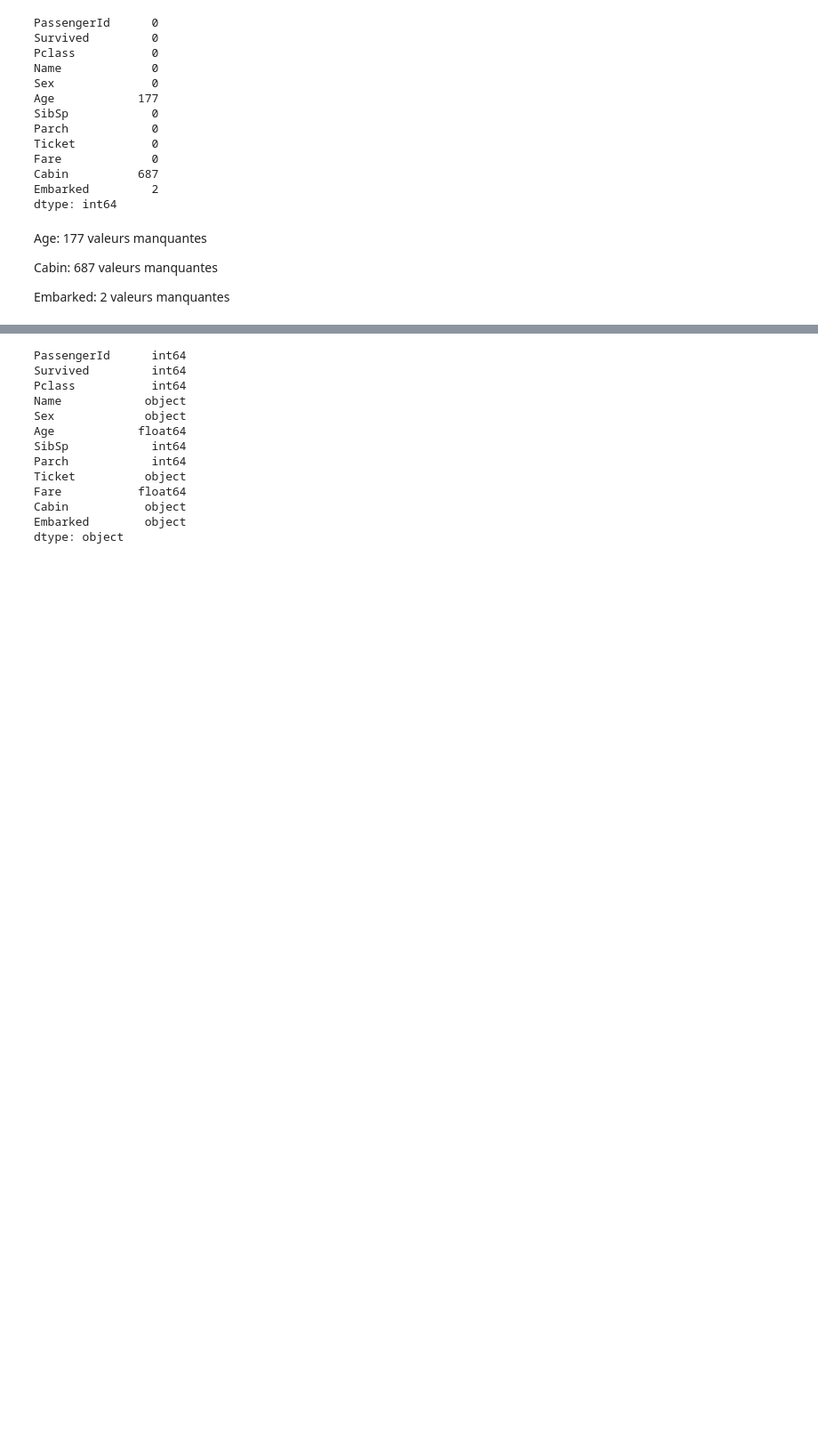
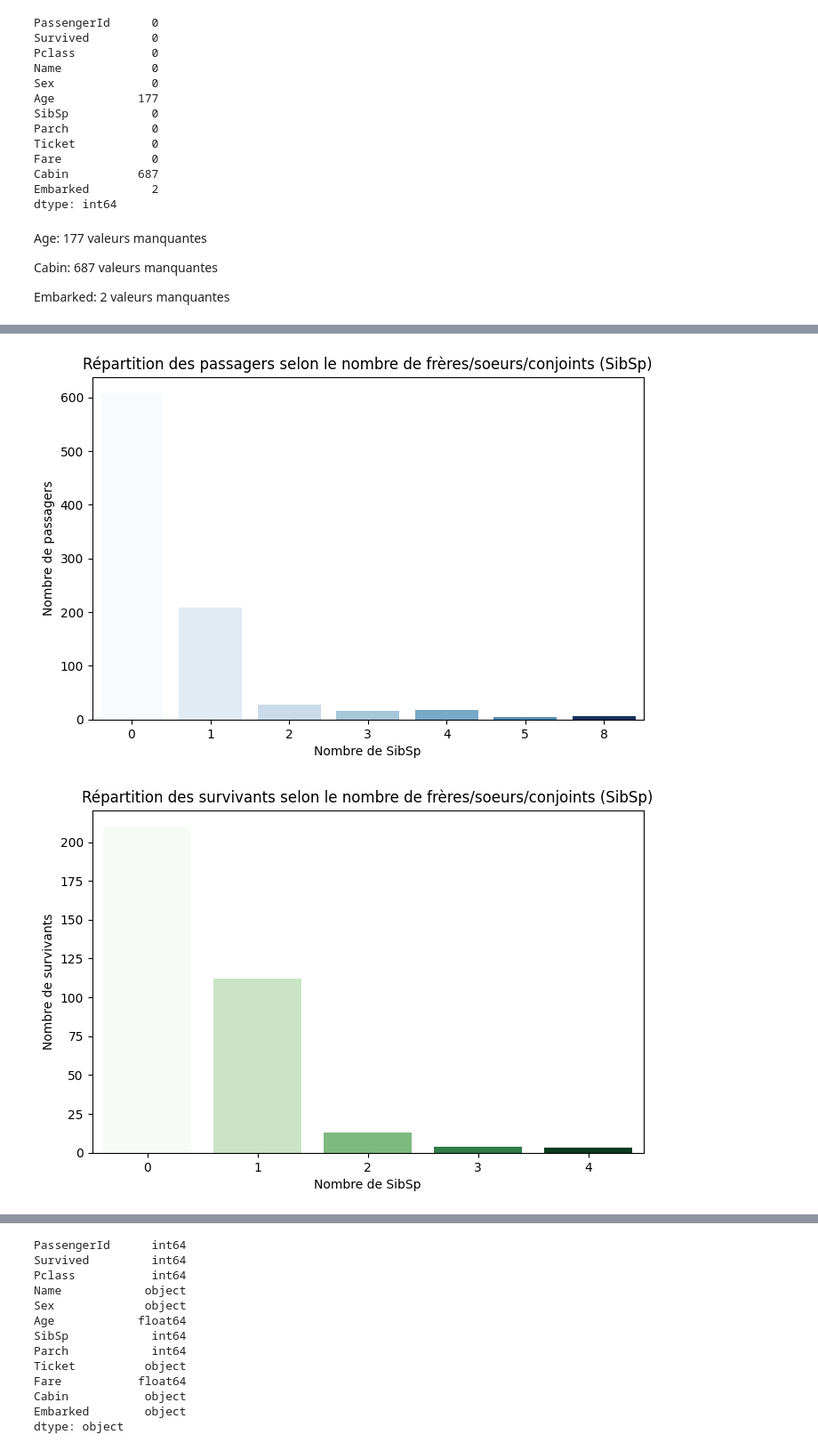
Before and after one commit to emese007/projet_titanic_emese, a Jupyter notebook: titanicM.ipynb, the cells around one changed output, grey strips where cells are left out. Shown at 89% size. Drawn from its saved outputs; the diff is of its cells as text; code cells hidden in the pictures; blank space fills up the shorter version.

```diff
--- a/titanicM.ipynb
+++ b/titanicM.ipynb
@@ -223,0 +439,62 @@ Vérifier les types de données
+# %%
+#Répartition selon SibSp dans le total des passagers
+
+plt.figure(figsize=(8,5))
+sns.countplot(data=train, x="SibSp", hue="SibSp", palette="Blues", legend=False
+)
+plt.title("Répartition des passagers selon le nombre de frères/soeurs/conjoints (SibSp)")
+plt.xlabel("Nombre de SibSp")
+plt.ylabel("Nombre de passagers")
+plt.show()
+
+#Répartition selon SibSp parmi les survivants
+
+plt.figure(figsize=(8,5))
+sns.countplot( data=train[train['Survived'] == 1], x="SibSp", hue="SibSp", palette="Greens", legend=False
+)
+plt.title("Répartition des survivants selon le nombre de frères/soeurs/conjoints (SibSp)")
+plt.xlabel("Nombre de SibSp")
+plt.ylabel("Nombre de survivants")
+plt.show()
+
+#Répartition selon Parch dans le total des passagers
+
+plt.figure(figsize=(8,5))
+sns.countplot( data=train, x="Parch", hue="Parch", palette="Purples", legend=False
+)
+plt.title("Répartition des passagers selon le nombre de parents/enfants (Parch)")
+plt.xlabel("Nombre de Parch")
+plt.ylabel("Nombre de passagers")
+plt.show()
+
+#Répartition selon Parch parmi les survivants
+
+plt.figure(figsize=(8,5))
+sns.countplot(
+    data=train[train['Survived'] == 1], x="Parch", hue="Parch", palette="Oranges", legend=False
+)
+plt.title("Répartition des survivants selon le nombre de parents/enfants (Parch)")
+plt.xlabel("Nombre de Parch")
+plt.ylabel("Nombre de survivants")
+plt.show()
+
+#Overview I.
+
+sns.catplot(x="Parch", hue="Survived", col="Sex",
+data=train, kind="count", height=4, aspect=1.2)
+
+plt.subplots_adjust(top=0.8)
+plt.suptitle("Survie selon le nombre de parents/enfants à bord (par sexe)")
+plt.show()
+
+#Overview II
+
+sns.catplot(x="SibSp", hue="Survived", col="Sex",
+data=train, kind="count", height=4, aspect=1.2)
+
+plt.subplots_adjust(top=0.8)
+plt.suptitle("Survie selon le nombre de frères/sœurs/conjoints à bord (par sexe)")
+plt.show()
+# %% [output]
+[figure, added]
+[figure, added]
```
Also changed, not shown: parts of 79 cells of this notebook, 2 other files.
